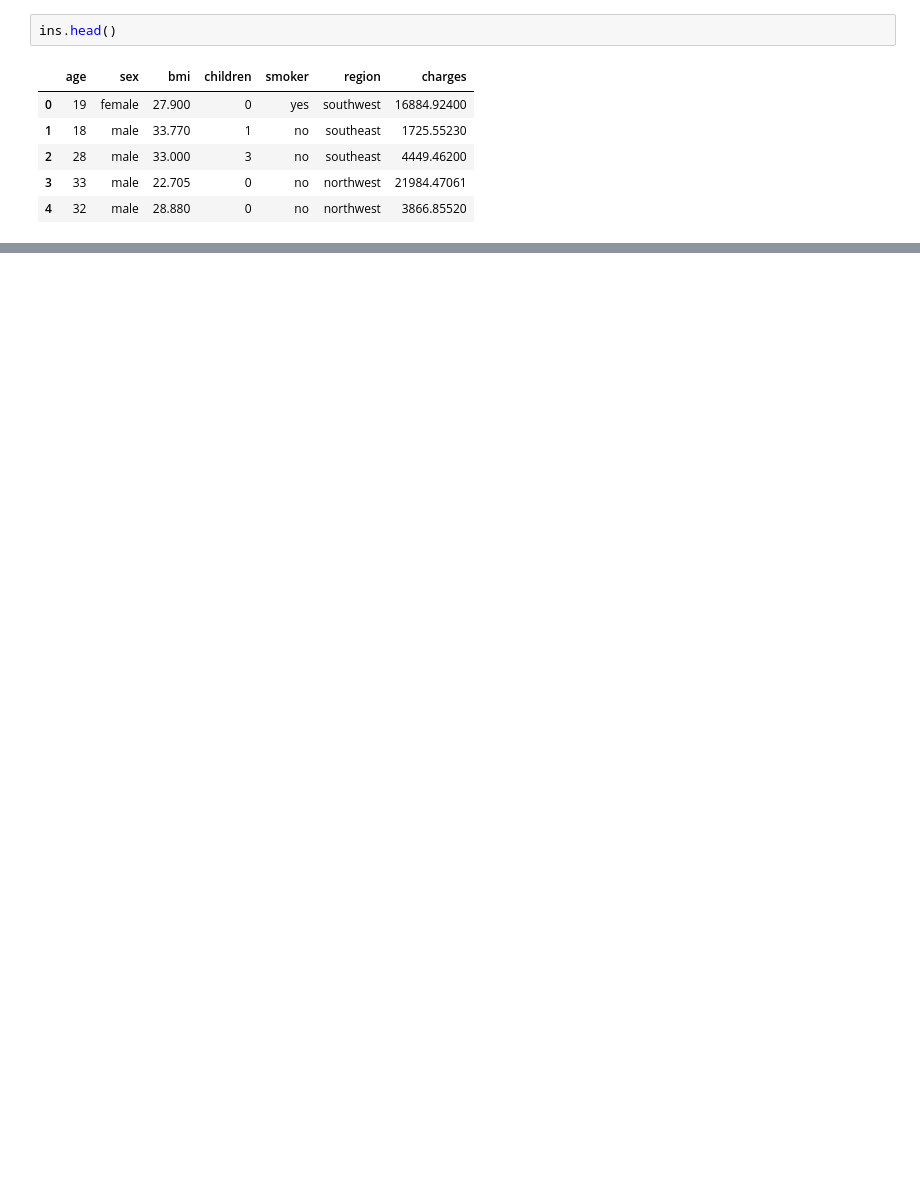
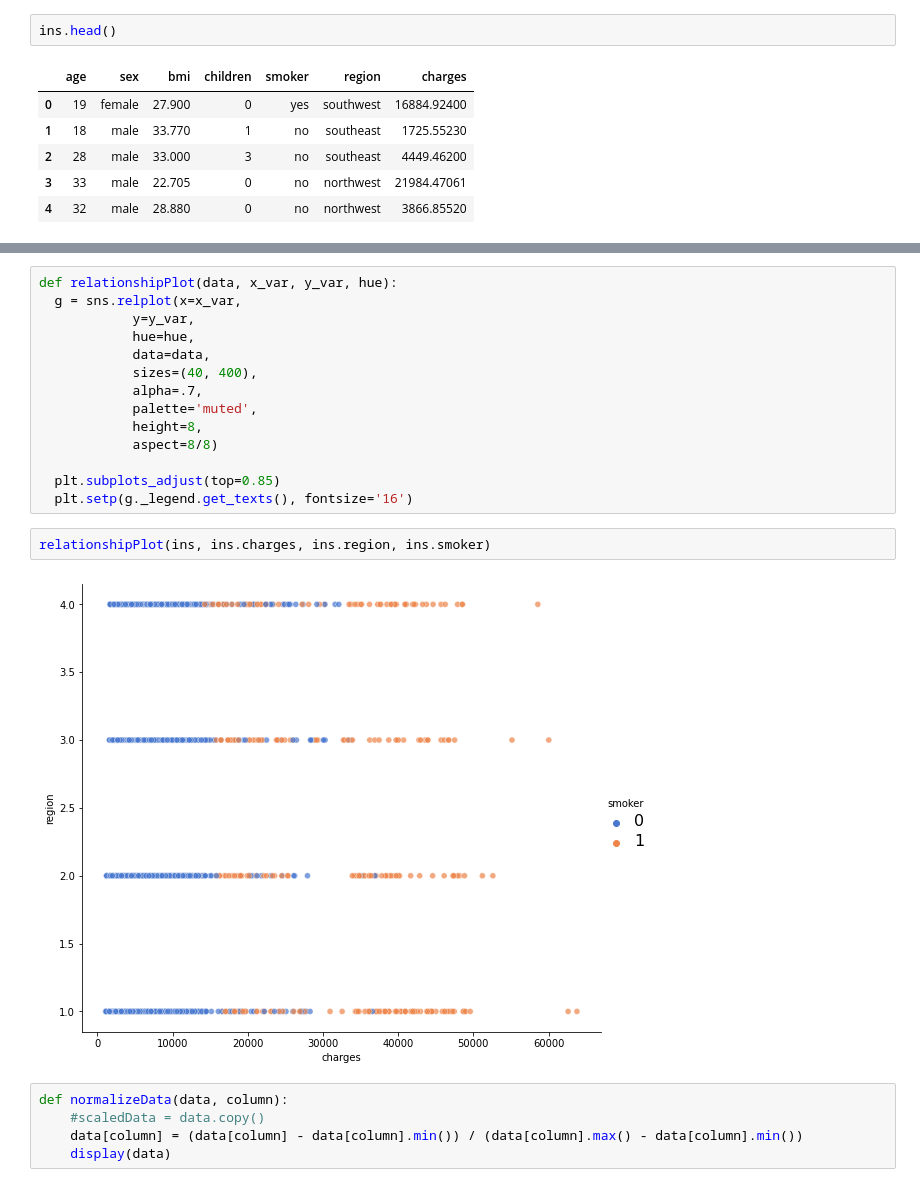
Before and after one commit to badicev/KaggleCode, a Jupyter notebook: Global_AI_Hub_Project_1.ipynb, the cells around one changed output, grey strips where cells are left out. Saved outputs shown, nothing was run; the diff lists cells and outputs as text; blank space fills up the shorter version.

```diff
--- a/Global_AI_Hub_Project_1.ipynb
+++ b/Global_AI_Hub_Project_1.ipynb
@@ -42,0 +186,23 @@ fatal: not a git repository (or any of the parent directories): .git
+# %%
+def relationshipPlot(data, x_var, y_var, hue):
+  g = sns.relplot(x=x_var,
+            y=y_var,
+            hue=hue,
+            data=data,
+            sizes=(40, 400),
+            alpha=.7,
+            palette='muted',
+            height=8,
+            aspect=8/8)
+
+  plt.subplots_adjust(top=0.85)
+  plt.setp(g._legend.get_texts(), fontsize='16')
+# %%
+relationshipPlot(ins, ins.charges, ins.region, ins.smoker)
+# %% [output]
+[figure, added]
+# %%
+def normalizeData(data, column):
+    #scaledData = data.copy()
+    data[column] = (data[column] - data[column].min()) / (data[column].max() - data[column].min())
+    display(data)
```
Also changed, not shown: parts of 35 cells of this notebook.
